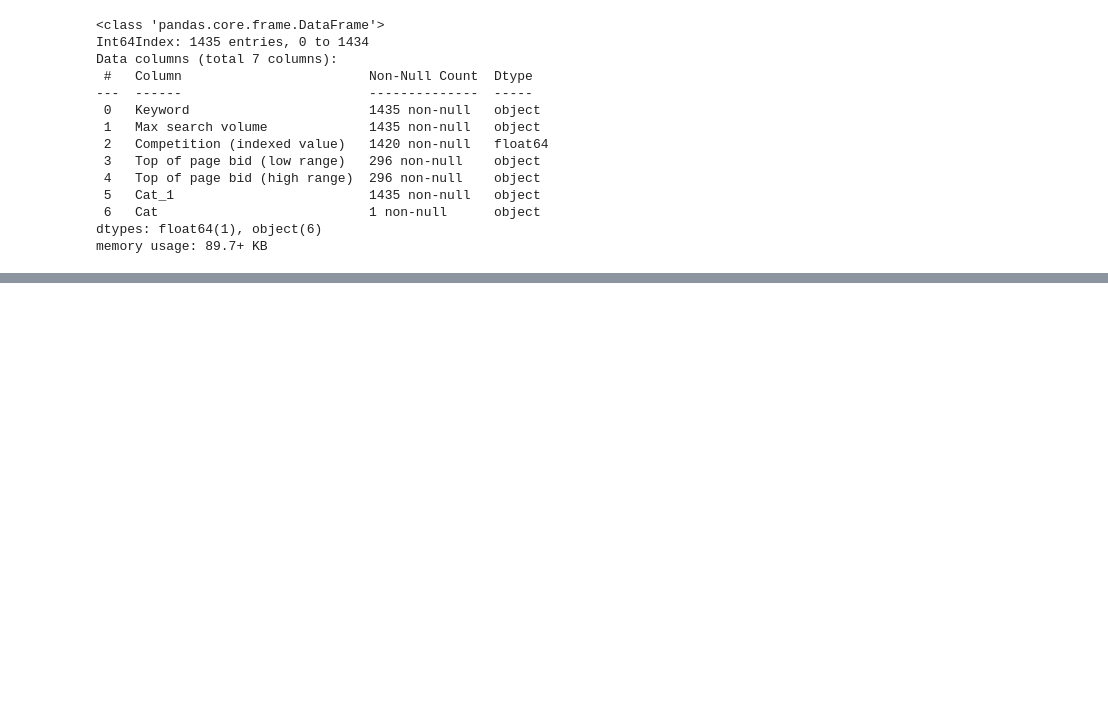
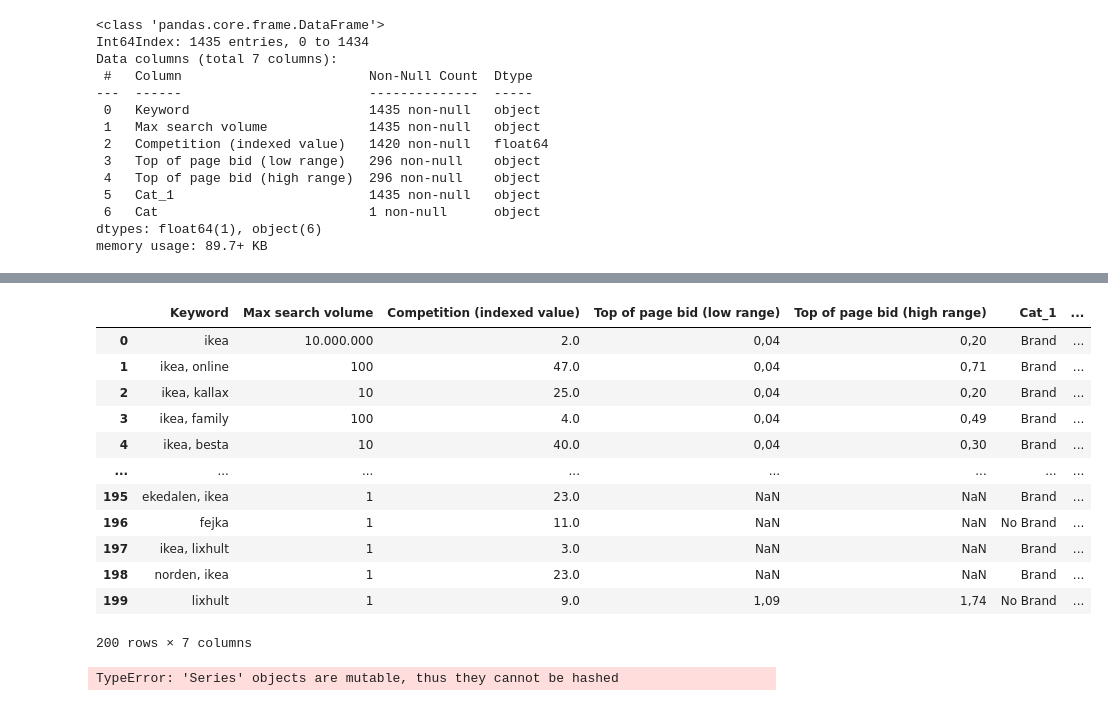
Before and after one commit to marinapm90/keyword_research_tool, a Jupyter notebook: kw_tool.ipynb, the cells around one changed output, grey strips where cells are left out. Saved outputs shown, nothing was run; the diff lists cells and outputs as text; code cells hidden in the pictures; blank space fills up the shorter version.

```diff
--- a/kw_tool.ipynb
+++ b/kw_tool.ipynb
@@ -204,3 +205,5 @@ Data columns (total 7 columns):
  6   Cat                           1 non-null      object
 dtypes: float64(1), object(6)
 memory usage: 89.7+ KB
+# %%
+new_result= kw.assign(cat= kw['Keyword'].map(cat.set_index('Keyword')['Cat']))
@@ -206,0 +227,20 @@ memory usage: 89.7+ KB
+# %%
+new_result.head(200)
+# %% [output]
+|  | Keyword | Max search volume | Competition (indexed value) | Top of page bid (low range) | Top of page bid (high range) | Cat_1 | ... |
+| 0 | ikea | 10.000.000 | 2.0 | 0,04 | 0,20 | Brand | ... |
+| 1 | ikea, online | 100 | 47.0 | 0,04 | 0,71 | Brand | ... |
+| 2 | ikea, kallax | 10 | 25.0 | 0,04 | 0,20 | Brand | ... |
+| 3 | ikea, family | 100 | 4.0 | 0,04 | 0,49 | Brand | ... |
+| 4 | ikea, besta | 10 | 40.0 | 0,04 | 0,30 | Brand | ... |
+| ... | ... | ... | ... | ... | ... | ... | ... |
+| 195 | ekedalen, ikea | 1 | 23.0 | NaN | NaN | Brand | ... |
+| 196 | fejka | 1 | 11.0 | NaN | NaN | No Brand | ... |
+| 197 | ikea, lixhult | 1 | 3.0 | NaN | NaN | Brand | ... |
+| 198 | norden, ikea | 1 | 23.0 | NaN | NaN | Brand | ... |
+| 199 | lixhult | 1 | 9.0 | 1,09 | 1,74 | No Brand | ... |
+200 rows × 7 columns
+# %%
+kw['Cat_2']= np.where(kw['Keyword'].str.contains(cat['Keyword'],regex=True),cat['Cat'],'-')
+# %% [output]
+TypeError: 'Series' objects are mutable, thus they cannot be hashed
```
Also changed, not shown: parts of 2 cells of this notebook.
